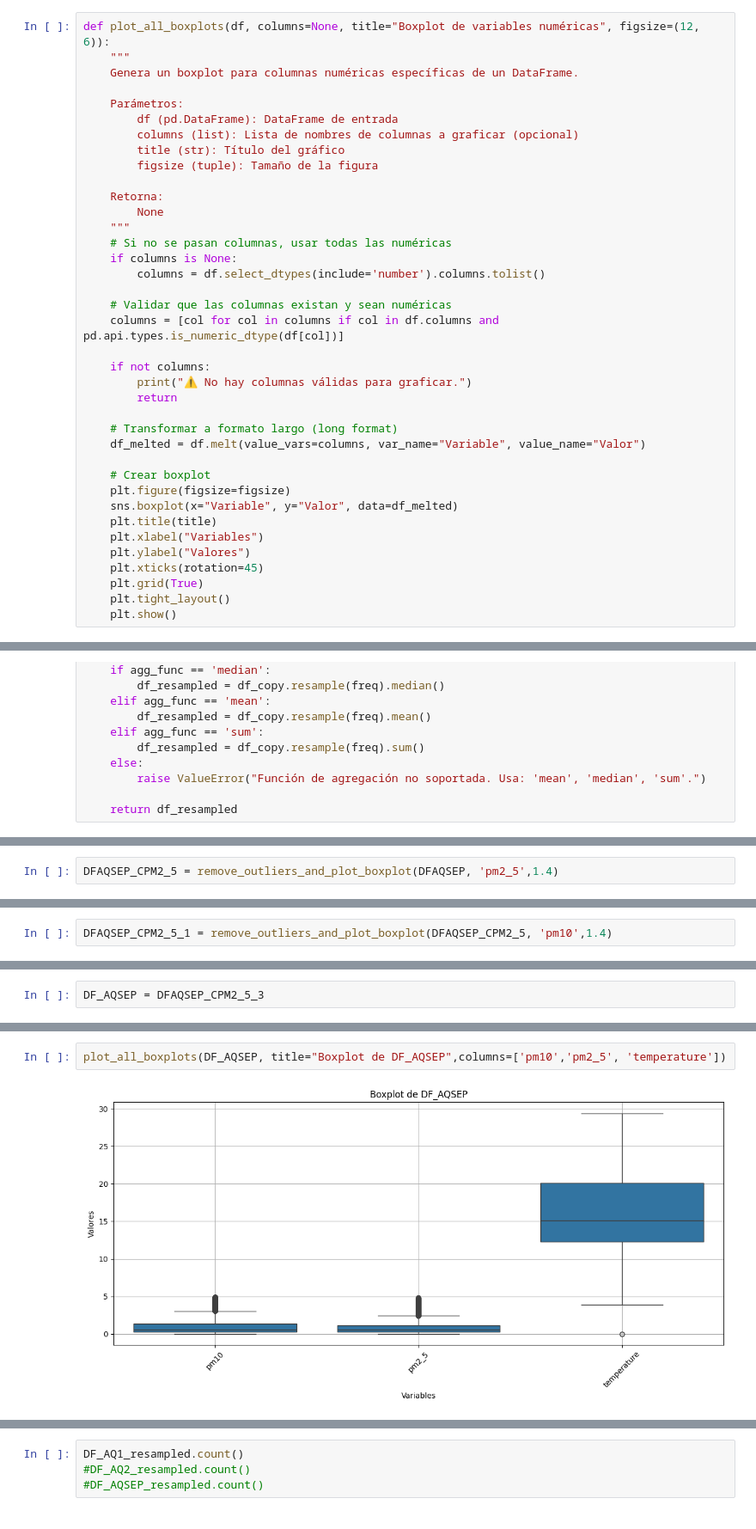
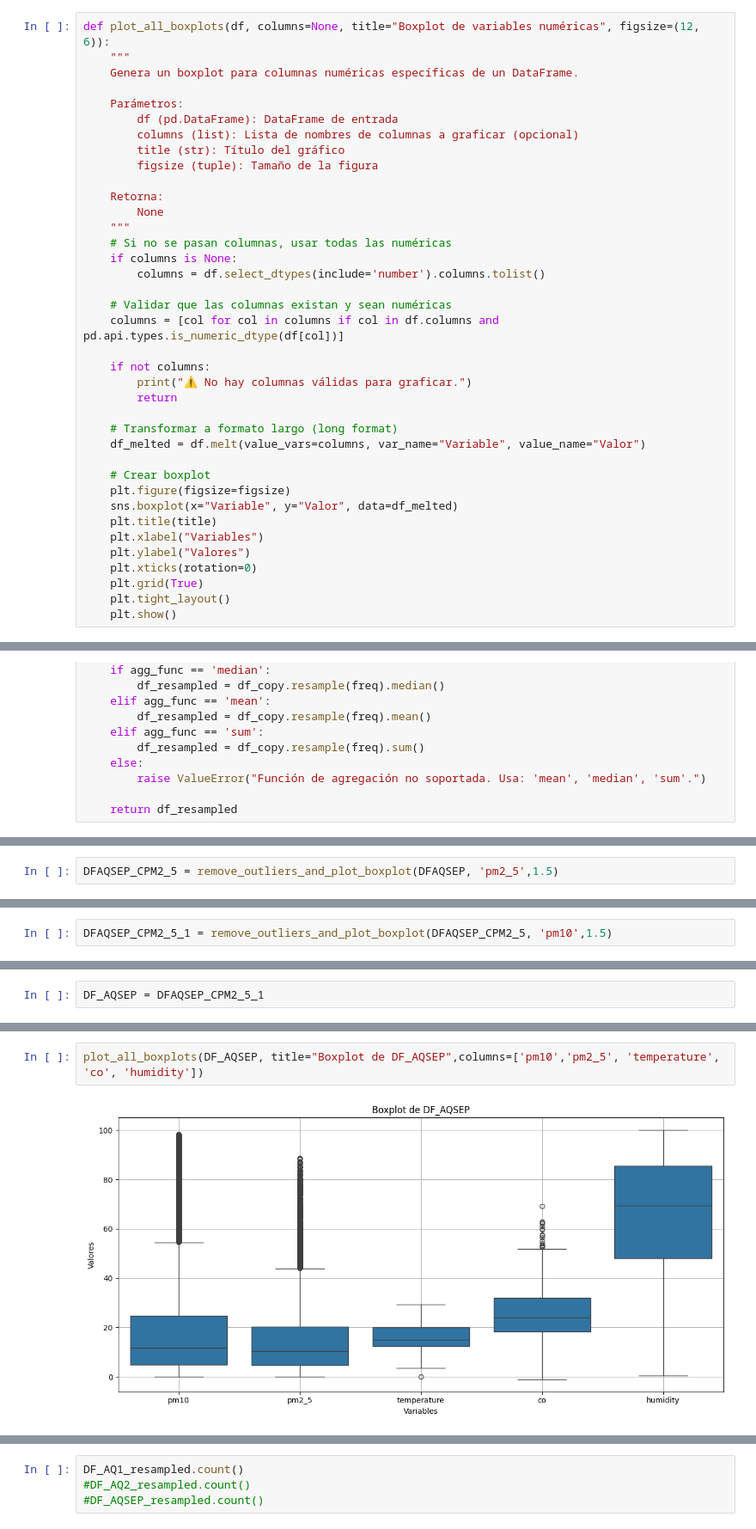
Before and after one commit to senboada/air_quality, a Jupyter notebook: src/limpieza/2.analisis.ipynb, the cells around one changed output, grey strips where cells are left out. Shown at 86% size. Drawn from its saved outputs; the diff is of its cells as text.

```diff
--- a/src/limpieza/2.analisis.ipynb
+++ b/src/limpieza/2.analisis.ipynb
@@ -174,7 +173,7 @@ def plot_all_boxplots(df, columns=None, title="Boxplot de variables numéricas",
     plt.title(title)
     plt.xlabel("Variables")
     plt.ylabel("Valores")
-    plt.xticks(rotation=45)
+    plt.xticks(rotation=0)
     plt.grid(True)
     plt.tight_layout()
     plt.show()
@@ -338,4 +337,4 @@ plot_correlation_map(DF_AQ1, title="Correlación de variables en DF_AQ1")
 # %%
-DFAQSEP_CPM2_5 = remove_outliers_and_plot_boxplot(DFAQSEP, 'pm2_5',1.4)
+DFAQSEP_CPM2_5 = remove_outliers_and_plot_boxplot(DFAQSEP, 'pm2_5',1.5)
 # %% [output]
 👉 Columna: pm2_5
@@ -345,4 +344,4 @@ DFAQSEP_CPM2_5 = remove_outliers_and_plot_boxplot(DFAQSEP, 'pm2_5',1.4)
 # %%
-DFAQSEP_CPM2_5_1 = remove_outliers_and_plot_boxplot(DFAQSEP_CPM2_5, 'pm10',1.4)
+DFAQSEP_CPM2_5_1 = remove_outliers_and_plot_boxplot(DFAQSEP_CPM2_5, 'pm10',1.5)
 # %% [output]
 👉 Columna: pm10
@@ -380,5 +379,5 @@ DFAQSEP_CPM2_5_5 = remove_outliers_and_plot_boxplot(DFAQSEP_CPM2_5_4, 'o3',1.5)
 # %%
-DF_AQSEP = DFAQSEP_CPM2_5_3
+DF_AQSEP = DFAQSEP_CPM2_5_1
 # %%
 plot_all_boxplots(DF_AQSEP, title="Boxplot de DF_AQSEP")
 # %% [output]
@@ -390,5 +389,5 @@ plot_correlation_map(DF_AQSEP, title="Correlación de variables en DF_AQSEP")
 # %%
-plot_all_boxplots(DF_AQSEP, title="Boxplot de DF_AQSEP",columns=['pm10','pm2_5', 'temperature'])
+plot_all_boxplots(DF_AQSEP, title="Boxplot de DF_AQSEP",columns=['pm10','pm2_5', 'temperature', 'co', 'humidity'])
 # %% [output]
-[figure, old version]
+[figure, new version]
 # %%
```
Also changed, not shown: parts of 33 cells of this notebook, 2 other files.
